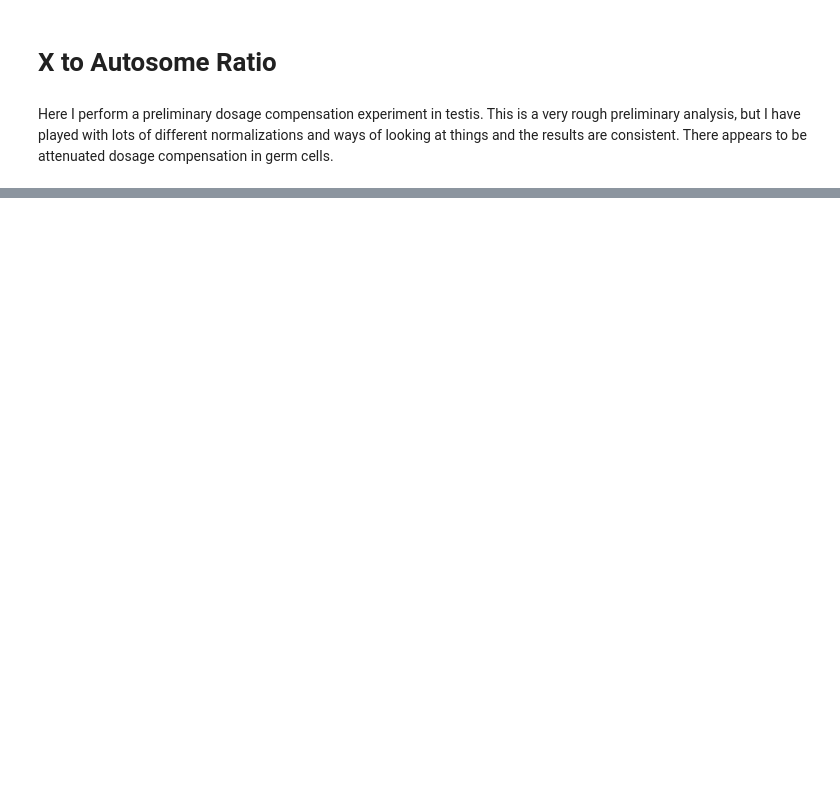
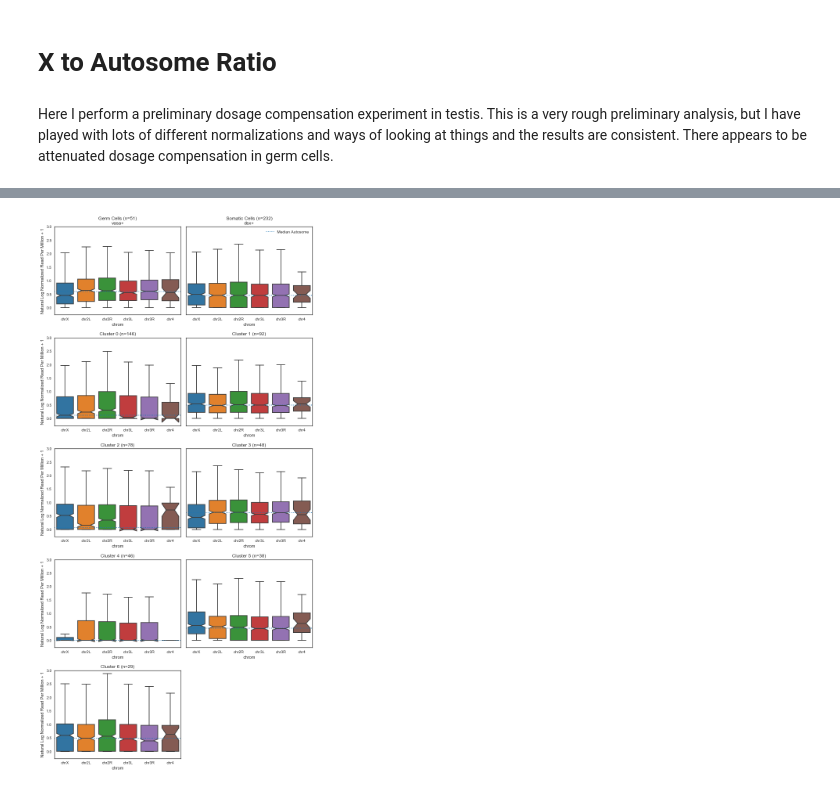
Before and after one commit to jfear/larval_gonad, a Jupyter notebook: notebook/deliver/testis_pilot_scRNAseq_X_to_A.ipynb, the cells around one changed output, grey strips where cells are left out. Drawn from its saved outputs; the diff is of its cells as text; code cells hidden in the pictures; blank space fills up the shorter version.

```diff
--- a/notebook/deliver/testis_pilot_scRNAseq_X_to_A.ipynb
+++ b/notebook/deliver/testis_pilot_scRNAseq_X_to_A.ipynb
@@ -189,2 +70,0 @@ te.head()
-# %%
-merged = clusters.set_index('cell_id').join(te)
@@ -278,0 +104,18 @@ sns.heatmap(clus.sort_index(), ax=ax, xticklabels=False);
+# %%
+# germ cells vasa postive
+germ = norm.loc[:, (norm.loc[symbol2fbgn['vas']] > 0)]
+
+# somatic cells are dsx positive
+soma = norm.loc[:, (norm.loc[symbol2fbgn['dsx']] > 0)]
+
+# Make cluster specific datasets
+cluster0 = norm.loc[:, clusters == 0]
+cluster1 = norm.loc[:, clusters == 1]
+cluster2 = norm.loc[:, clusters == 2]
+cluster3 = norm.loc[:, clusters == 3]
+cluster4 = norm.loc[:, clusters == 4]
+cluster5 = norm.loc[:, clusters == 5]
+cluster6 = norm.loc[:, clusters == 6]
+
+# Genes expressed in 1/3 of samples.
+expressed = (norm > 0).sum(axis=1) > (norm.shape[1] / 3)
@@ -278,0 +157,39 @@ sns.heatmap(clus.sort_index(), ax=ax, xticklabels=False);
+# %%
+# Chromosome boxplots for different clusters
+def plot_xtoa(df, ax, name):
+    merged = df[expressed].join(fbgn2chrom).set_index('chrom', append=True)
+    sns.boxplot(merged.index.get_level_values(-1),
+                merged.median(axis=1), notch=True,
+                ax=ax, order=CHROMS,  fliersize=0)
+    ax.set_title(name)
+    ax.set_ylim(None, 3)
+    ax.axhline(merged.loc[
+        (slice(None), ['chr2L', 'chr2R', 'chr3L', 'chr3R']), :
+    ].median(axis=1).median(), ls=':', label='Median Autosome')
+    ax.set_ylabel('Natural Log Normalized Read Per Million + 1')
+
+cls = [
+    ('Germ Cells (n={})\nvasa+'.format(germ.shape[1]), germ),
+    ('Somatic Cells (n={})\ndsx+'.format(soma.shape[1]), soma),
+    ('Cluster 0 (n={})'.format(cluster0.shape[1]), cluster0),
+    ('Cluster 1 (n={})'.format(cluster1.shape[1]), cluster1),
+    ('Cluster 2 (n={})'.format(cluster2.shape[1]), cluster2),
+    ('Cluster 3 (n={})'.format(cluster3.shape[1]), cluster3),
+    ('Cluster 4 (n={})'.format(cluster4.shape[1]), cluster4),
+    ('Cluster 5 (n={})'.format(cluster5.shape[1]), cluster5),
+    ('Cluster 6 (n={})'.format(cluster6.shape[1]), cluster6),
+]
+
+# Make Boxplots
+fig, axes = plt.subplots(5, 2, figsize=plt.figaspect(2)*2, sharey=True)
+for (name, df), ax in zip(cls, axes.flatten()):
+    plot_xtoa(df, ax, name)
+
+for ax in axes[:, 1]:
+    ax.set_ylabel('')
+
+axes[0, 1].legend(loc=1)
+axes[-1, -1].set_visible(False)
+plt.tight_layout()
+# %% [output]
+[figure, added]
```
Also changed, not shown: parts of 36 cells of this notebook, 10 other files.
